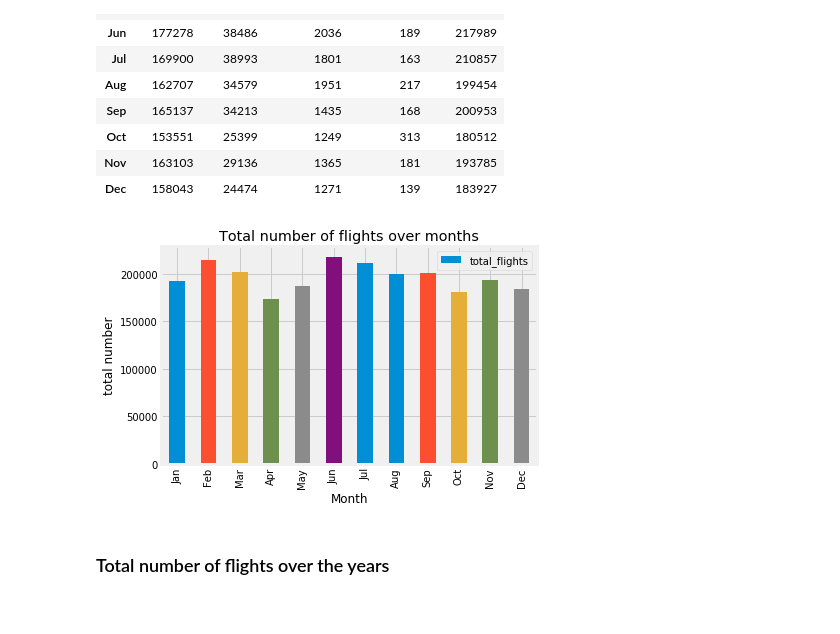
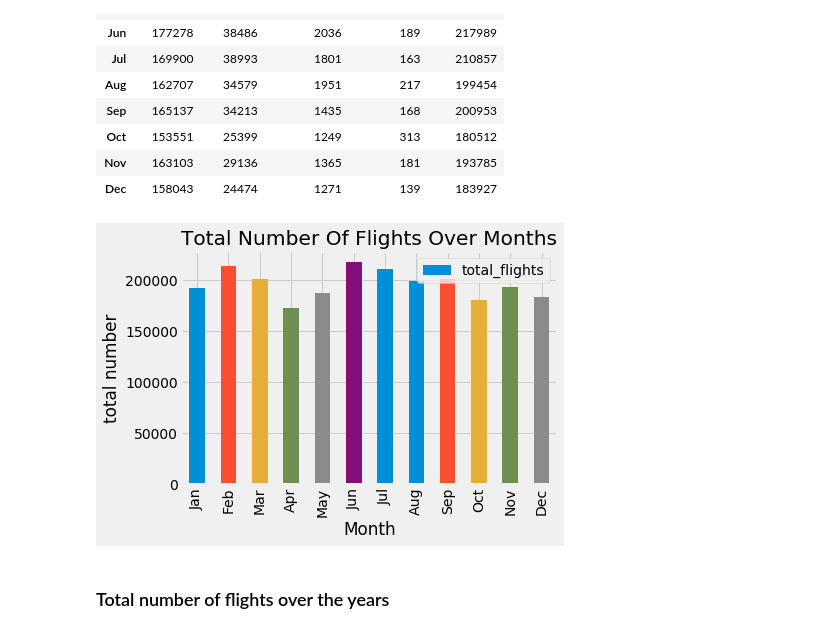
Before and after one commit to danielsonrl/Project_1_Repository, a Jupyter notebook: LAX Data.ipynb, the cells around one changed output. Cells and saved outputs as stored; diff of their text form; code cells hidden in the pictures.

```diff
--- a/LAX Data.ipynb
+++ b/LAX Data.ipynb
@@ -211,16 +211,17 @@ data_grouped_mnth
 # %%
 # plot
 
 x_axis = data_grouped_mnth.index.values
 data_grouped_mnth.plot.bar(x_axis, 'total_flights')
 
-plt.title('Total number of flights over months')
+plt.title('Total Number Of Flights Over Months')
 plt.xlabel('Month')
 plt.ylabel('total number')
 
+plt.savefig("Images/Total Number Of Flights Over Months.png")
 plt.show()
 # %% [output]
-[figure, old version]
+[figure, new version]
 # %% [markdown]
 ### Total number of flights over the years
 # %%
```
Also changed, not shown: parts of 8 cells of this notebook, 10 other files.
